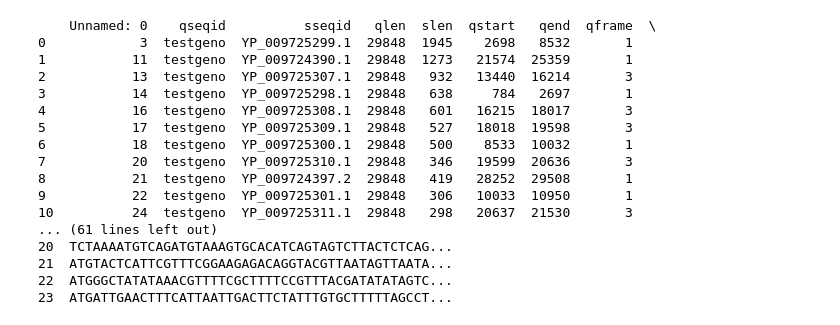
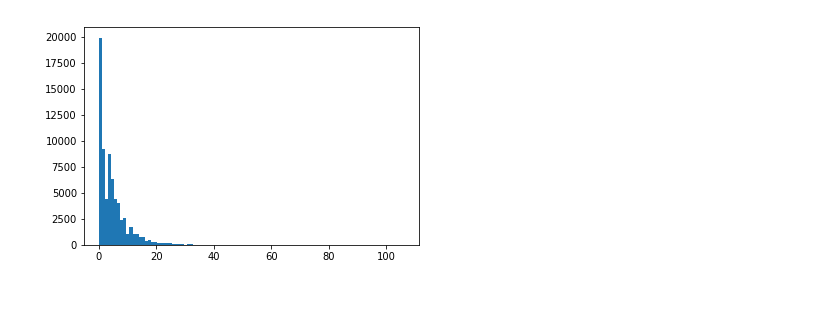
Before and after one commit to DessimozLab/CoronaCoev, a Jupyter notebook: coevsankoff_clustering.ipynb, the cells around one changed output. Drawn from its saved outputs; the diff is of its cells as text; code cells hidden in the pictures; blank space fills up the shorter version.

```diff
--- a/coevsankoff_clustering.ipynb
+++ b/coevsankoff_clustering.ipynb
@@ -154,5 +175,7 @@ NameError: name 'blurmat' is not defined
 # %%
-counts,bins = np.histogram(blursumv[blursumv>0].ravel() , bins = 100)
+counts,bins = np.histogram(blursum[blursum>0].ravel() , bins = 100)
 centroids = (bins[1:] + bins[:-1]) / 2
 counts_, bins_, _ = plt.hist(centroids, bins=len(counts),
                              weights=counts, range=(min(bins), max(bins)))
+# %% [output]
+[figure, added]
@@ -171,25 +181,0 @@ plt.show()
-# %%
-#make a df with clusters for each sequence
-#these can be added to the prot struct distmats
-
-import pandas as pd
-annotation = pd.read_csv('./gisaid/hCoV-19_USA_MA-MGH-00701_2020_EPI ISL 460358_2020-04-06.csv')
-print(annotation)
-# %% [output]
-    Unnamed: 0    qseqid          sseqid   qlen  slen  qstart   qend  qframe  \
-0            3  testgeno  YP_009725299.1  29848  1945    2698   8532       1
-1           11  testgeno  YP_009724390.1  29848  1273   21574  25359       1
-2           13  testgeno  YP_009725307.1  29848   932   13440  16214       3
-3           14  testgeno  YP_009725298.1  29848   638     784   2697       1
-4           16  testgeno  YP_009725308.1  29848   601   16215  18017       3
-5           17  testgeno  YP_009725309.1  29848   527   18018  19598       3
-6           18  testgeno  YP_009725300.1  29848   500    8533  10032       1
-7           20  testgeno  YP_009725310.1  29848   346   19599  20636       3
-8           21  testgeno  YP_009724397.2  29848   419   28252  29508       1
-9           22  testgeno  YP_009725301.1  29848   306   10033  10950       1
-10          24  testgeno  YP_009725311.1  29848   298   20637  21530       3
-... (61 lines left out)
-20  TCTAAAATGTCAGATGTAAAGTGCACATCAGTAGTCTTACTCTCAG...
-21  ATGTACTCATTCGTTTCGGAAGAGACAGGTACGTTAATAGTTAATA...
-22  ATGGGCTATATAAACGTTTTCGCTTTTCCGTTTACGATATATAGTC...
-23  ATGATTGAACTTTCATTAATTGACTTCTATTTGTGCTTTTTAGCCT...
```
Also changed, not shown: parts of 15 cells of this notebook, 5 other files.
